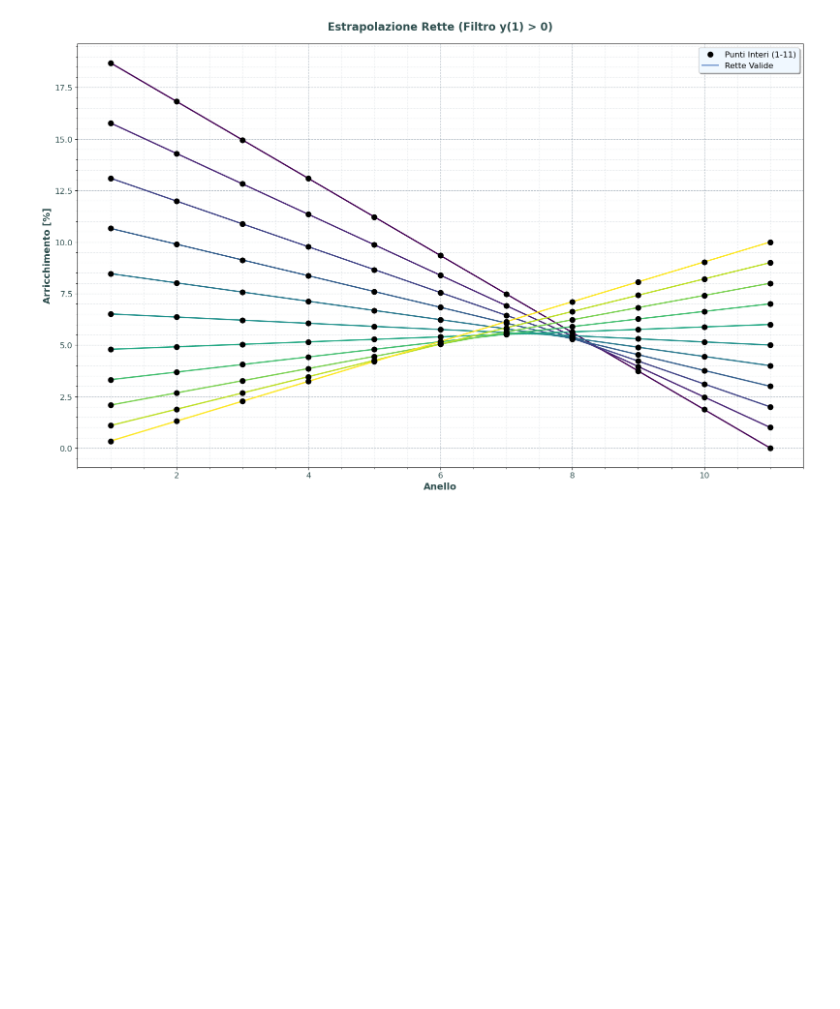
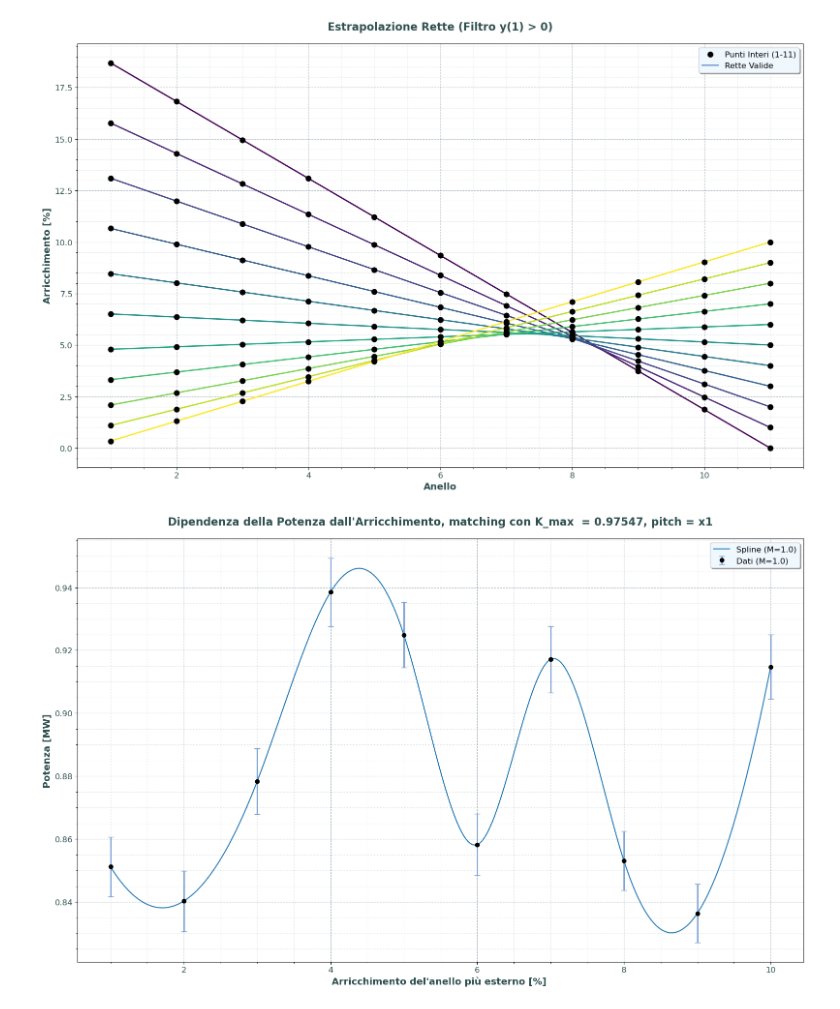
Before and after one commit to oblivion0218/Tesi-Magistrale, a Jupyter notebook: Open MC/reattore_8/auto/analisi.ipynb, the cells around one changed output. Drawn from its saved outputs; the diff is of its cells as text; code cells hidden in the pictures; blank space fills up the shorter version.

```diff
--- a/Open MC/reattore_8/auto/analisi.ipynb
+++ b/Open MC/reattore_8/auto/analisi.ipynb
@@ -208,0 +219,99 @@ Retta 10 [P_i(1, 0.34) -> P_f(11, 10.00)]: Media = 5.170
+# %%
+E_FISSION_J = 200.0 * 1e6 * 1.6022e-19  # Energia media per fissione [J]
+S_INTENSITY = 2.02e17                   # Fotoni/s dal sincrotrone
+
+def analizza_potenza():
+    """Legge i file .h5, estrae media e deviazione standard delle fissioni, calcola potenza e incertezza."""
+    file_list = glob.glob("../fixed/statepoints/statepoint_arr_ext_*.h5")
+
+    if not file_list:
+        print("Nessun file statepoint trovato nella cartella corrente.")
+        return pd.DataFrame()
+
+    dati = []
+    pattern = re.compile(r"statepoint_arr_ext_(\d+)_pitch_([\d\.]+)\.h5")
+
+    for file_sp in file_list:
+        filename = os.path.basename(file_sp)
+        match = pattern.search(filename)
+        if not match:
+            continue
+
+        moltiplicatore = float(match.group(2))
+        arricchimento = float(match.group(1))
+
+        with openmc.StatePoint(file_sp) as sp:
+            try:
+                tally = sp.get_tally(name='fission_tot')
+                fission_mean = tally.mean.flatten()[0]
+                fission_std = tally.std_dev.flatten()[0] # Estrazione errore statistico
+            except KeyError:
+                print(f"Attenzione: Tally 'fission_tot' non trovato in {file_sp}")
+                continue
+
+        # Calcolo Potenza e Incertezza [MW]
+        potenza_MW = (fission_mean * S_INTENSITY * E_FISSION_J) / 1e6
+        errore_MW = (fission_std * S_INTENSITY * E_FISSION_J) / 1e6
+
+        dati.append({
+            'Arricchimento': arricchimento,
+            'Moltiplicatore': moltiplicatore,
+            'Potenza_MW': potenza_MW,
+            'Errore_MW': errore_MW
+        })
+
+    return pd.DataFrame(dati)
+
+def plot_scatter_smooth_err(df):
+    """Genera plot a dispersione con barre di errore e interpolazione spline cubica."""
+    if df.empty:
+        return
+
+    fig, ax = plt.subplots(figsize=(16, 10))
+    moltiplicatori = df['Moltiplicatore'].unique()
+
+    for m in moltiplicatori:
+        df_m = df[df['Moltiplicatore'] == m].sort_values(by='Arricchimento')
+
+        x = df_m['Arricchimento'].values
+        y = df_m['Potenza_MW'].values
+        y_err = df_m['Errore_MW'].values
+
+        # Plot dei punti centrali con barre di errore (styling rigoroso)
+        ax.errorbar(x, y, yerr=y_err, fmt='o', color='#000000', ecolor='#789DD1',
+                    elinewidth=2, capsize=4, zorder=5, label=f'Dati (M={m})')
+
+        # Interpolazione morbida
+        if len(x) >= 3:
+            x_smooth = np.linspace(x.min(), x.max(), 300)
+            spline = make_interp_spline(x, y, k=3)
+            y_smooth = spline(x_smooth)
+            ax.plot(x_smooth, y_smooth, zorder=4, label=f'Spline (M={m})')
+        else:
+            ax.plot(x, y, zorder=4, label=f'Line (M={m})')
+
+    # Formattazione
+    ax.set_title('Dipendenza della Potenza dall\'Arricchimento, matching con K_max  = 0.97547, pitch = x1',
+                 fontsize=16, fontweight='bold', color='#2F4F4F', pad=20)
+    ax.set_xlabel('Arricchimento del\'anello più esterno [%] ', fontsize=14, fontweight='bold', color='#2F4F4F')
+    ax.set_ylabel('Potenza [MW]', fontsize=14, fontweight='bold', color='#2F4F4F')
+    ax.tick_params(axis='both', which='major', labelsize=12, labelcolor='#2F4F4F')
+
+    # Griglia avanzata
+    ax.minorticks_on()
+    ax.grid(which='major', linestyle='--', alpha=0.6, color='#778899')
+    ax.grid(which='minor', linestyle=':', alpha=0.3, color='#778899')
+
+    # Legenda
+    ax.legend(loc='upper right', frameon=True, shadow=True,
+              fontsize=12, facecolor='#F0F8FF')
+
+    plt.tight_layout()
+    plt.savefig('scatter_potenza_errore.png', dpi=300)
+    plt.show()
+
+# Esecuzione
+df_potenza = analizza_potenza()
+plot_scatter_smooth_err(df_potenza)
+# %% [output]
+[figure, added]
```
Also changed, not shown: parts of 1 cell of this notebook, 6 other files.
